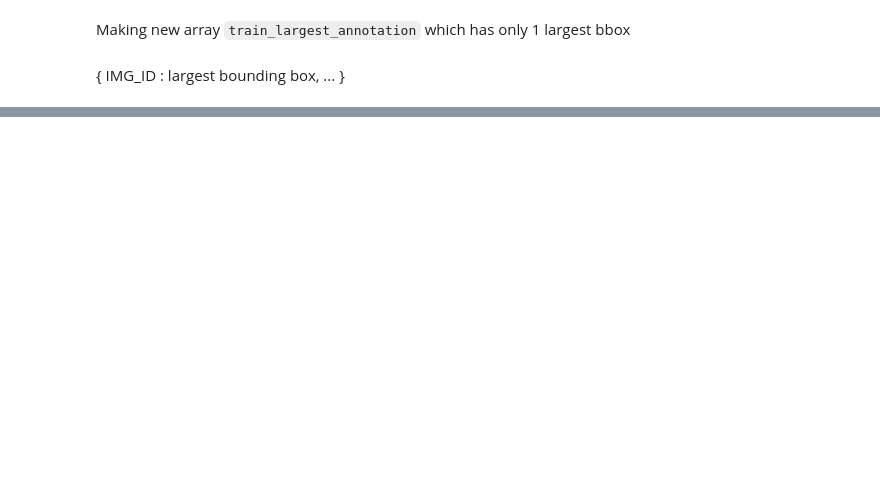
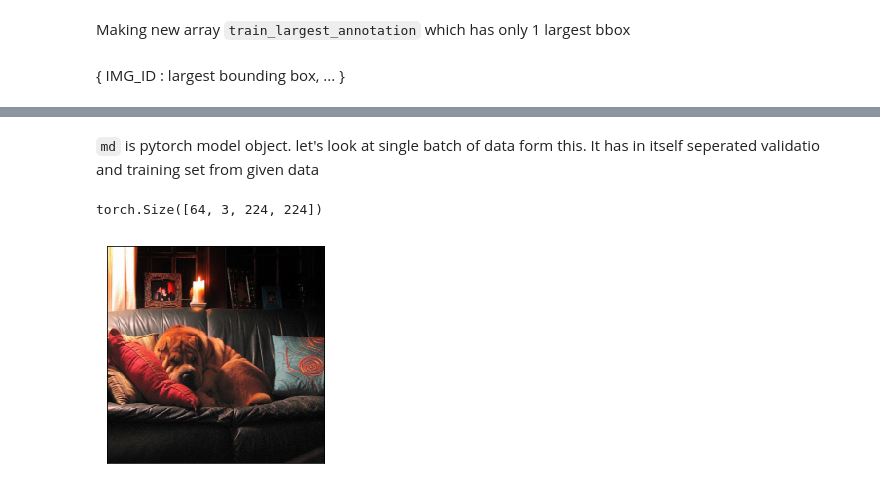
Before and after one commit to groverpr/deep-learning, a Jupyter notebook: Object Detection.ipynb, the cells around one changed output, grey strips where cells are left out. Drawn from its saved outputs; the diff is of its cells as text; code cells hidden in the pictures; blank space fills up the shorter version.

```diff
--- a/Object Detection.ipynb
+++ b/Object Detection.ipynb
@@ -409,0 +433,3 @@ draw_idx(23, train_largest_annotation)
+# %%
+(PATH/'tmp').mkdir(exist_ok=True)
+CSV = PATH/'tmp/largest.csv'
@@ -409,0 +452,19 @@ draw_idx(23, train_largest_annotation)
+# %%
+f_model = resnet34
+sz = 224
+bs = 64
+# %%
+tfms = tfms_from_model(f_model, sz, aug_tfms=transforms_side_on, crop_type=CropType.NO)
+md = ImageClassifierData.from_csv(PATH, JPEGS, CSV, tfms=tfms)
+# %% [markdown]
+`md` is pytorch model object. let's look at single batch of data form this. It has in itself seperated validatio and training set from given data
+# %%
+x,y = next(iter(md.val_dl))
+# %%
+x.shape # passed 64 images , all 224*224
+# %% [output]
+torch.Size([64, 3, 224, 224])
+# %%
+show_img(md.val_ds.denorm(to_np(x))[1]);
+# %% [output]
+[figure, added]
```
Also changed, not shown: parts of 39 cells of this notebook.
